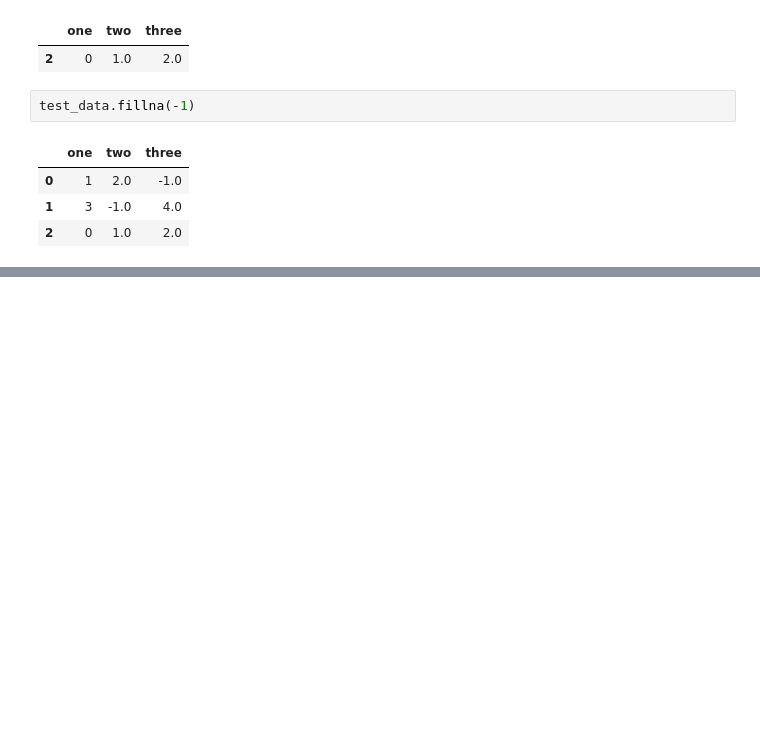
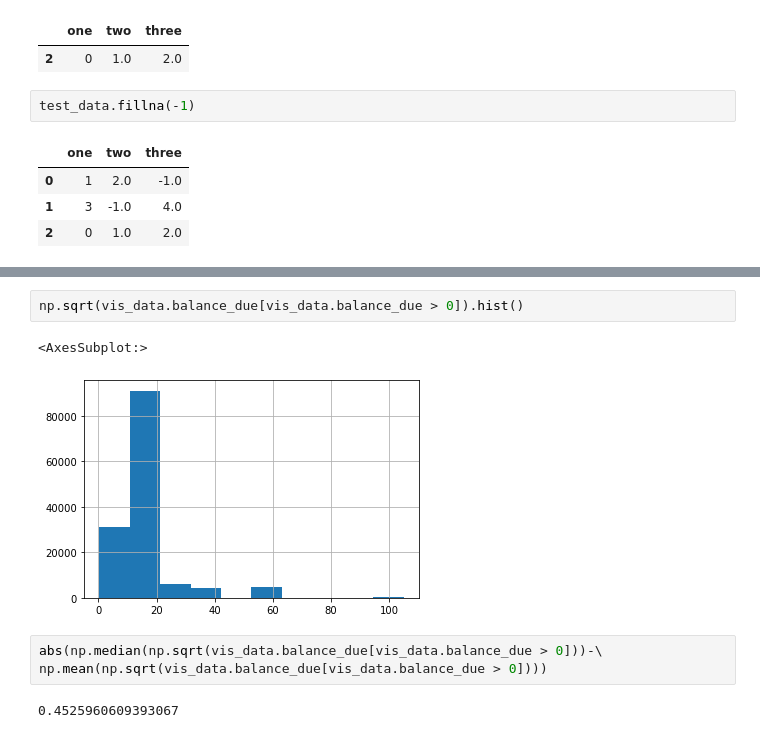
Before and after one commit to fktr00/Experiment, a Jupyter notebook: JP/Ml.ipynb, the cells around one changed output, grey strips where cells are left out. Saved outputs shown, nothing was run; the diff lists cells and outputs as text; blank space fills up the shorter version.

```diff
--- a/JP/Ml.ipynb
+++ b/JP/Ml.ipynb
@@ -56,0 +260,10 @@ test_data.fillna(-1)
+# %%
+np.sqrt(vis_data.balance_due[vis_data.balance_due > 0]).hist()
+# %% [output]
+<AxesSubplot:>
+[figure, added]
+# %%
+abs(np.median(np.sqrt(vis_data.balance_due[vis_data.balance_due > 0]))-\
+np.mean(np.sqrt(vis_data.balance_due[vis_data.balance_due > 0])))
+# %% [output]
+0.4525960609393067
```
Also changed, not shown: parts of 19 cells of this notebook.
